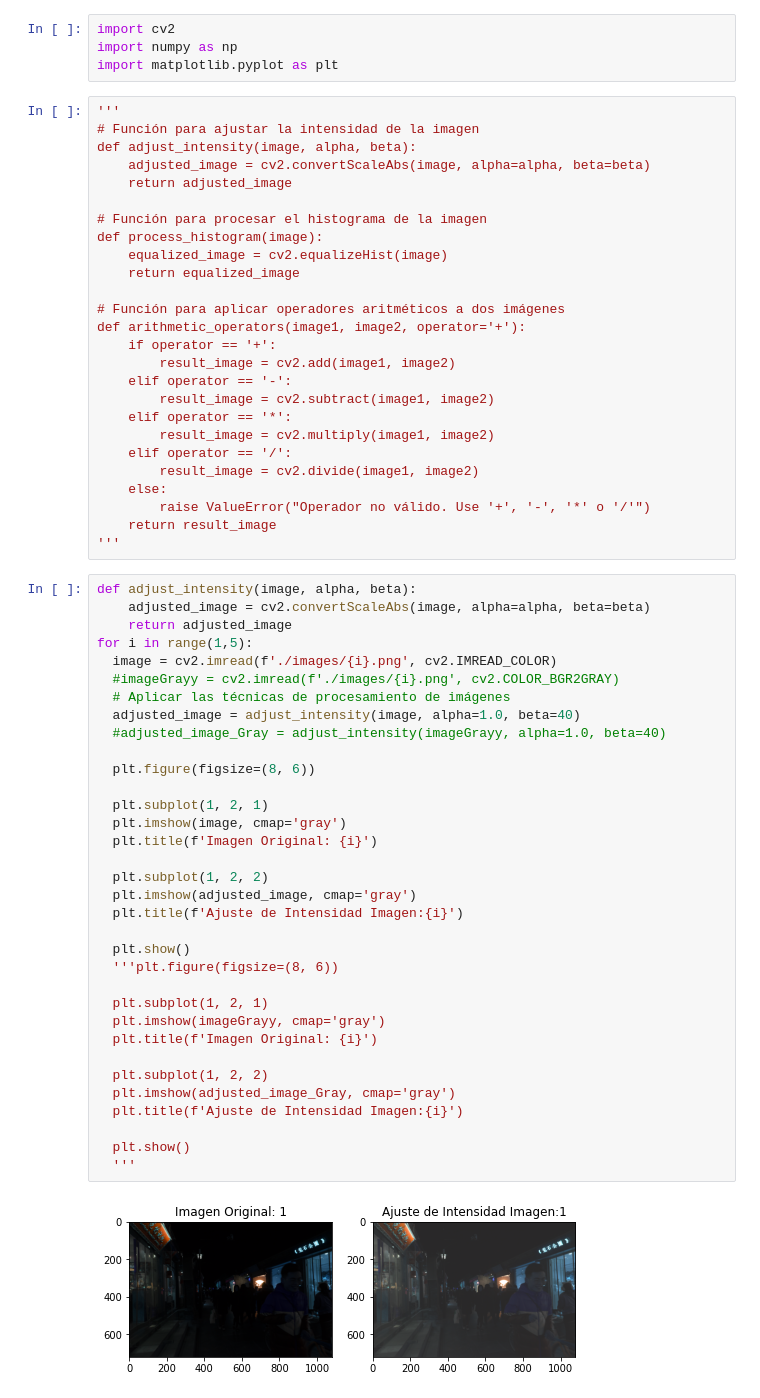
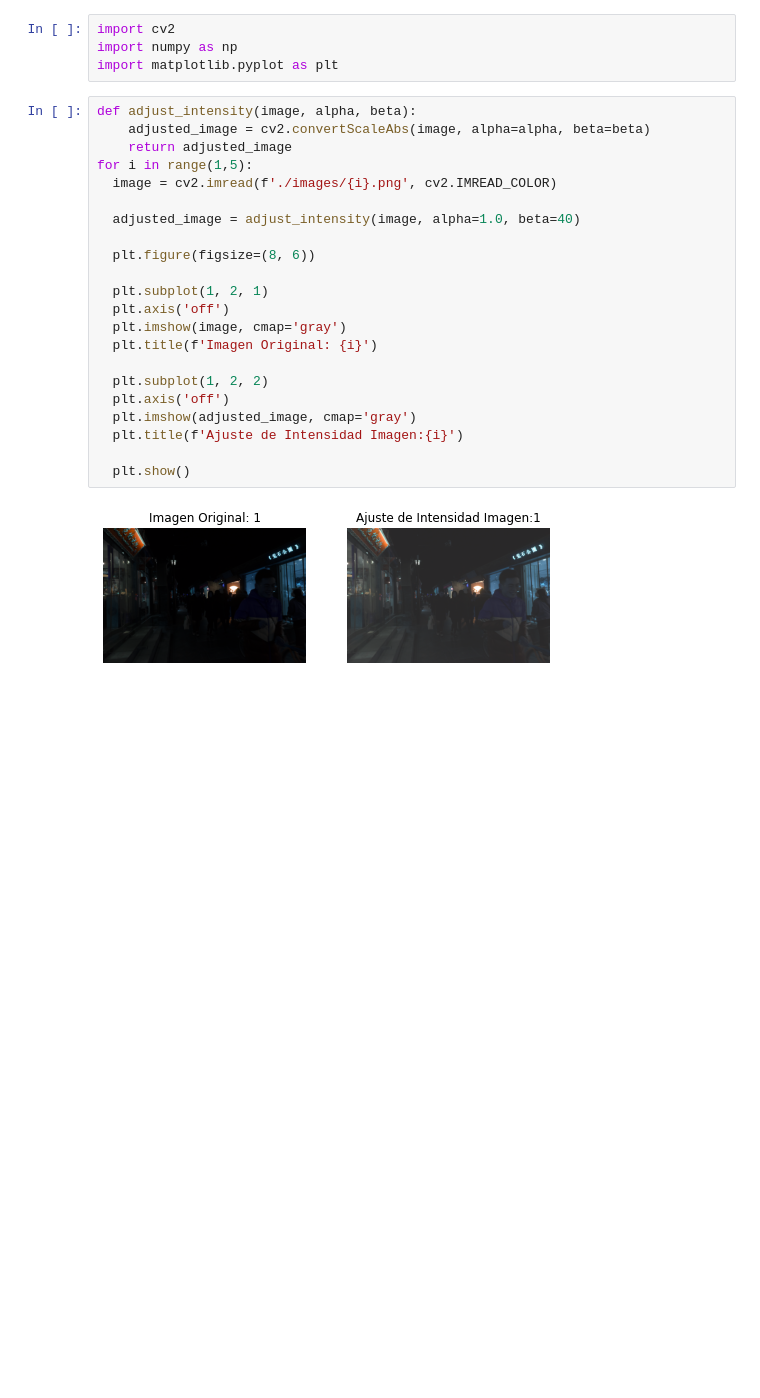
Before and after one commit to DaniSabbagh97/Image_Processing-Histogram-Intensity-ArithmeticOp, a Jupyter notebook: Code.ipynb, the cells around one changed output. Drawn from its saved outputs; the diff is of its cells as text; blank space fills up the shorter version.

```diff
--- a/Code.ipynb
+++ b/Code.ipynb
@@ -13,65 +13,27 @@ Note: you may need to restart the kernel to use updated packages.
 import cv2
 import numpy as np
 import matplotlib.pyplot as plt
-# %%
-'''
-# Función para ajustar la intensidad de la imagen
-def adjust_intensity(image, alpha, beta):
-    adjusted_image = cv2.convertScaleAbs(image, alpha=alpha, beta=beta)
-    return adjusted_image
-
-# Función para procesar el histograma de la imagen
-def process_histogram(image):
-    equalized_image = cv2.equalizeHist(image)
-    return equalized_image
-
-# Función para aplicar operadores aritméticos a dos imágenes
-def arithmetic_operators(image1, image2, operator='+'):
-    if operator == '+':
-        result_image = cv2.add(image1, image2)
-    elif operator == '-':
-        result_image = cv2.subtract(image1, image2)
-    elif operator == '*':
-        result_image = cv2.multiply(image1, image2)
-    elif operator == '/':
-        result_image = cv2.divide(image1, image2)
-    else:
-        raise ValueError("Operador no válido. Use '+', '-', '*' o '/'")
-    return result_image
-'''
 # %%
 def adjust_intensity(image, alpha, beta):
     adjusted_image = cv2.convertScaleAbs(image, alpha=alpha, beta=beta)
     return adjusted_image
 for i in range(1,5):
   image = cv2.imread(f'./images/{i}.png', cv2.IMREAD_COLOR)
-  #imageGrayy = cv2.imread(f'./images/{i}.png', cv2.COLOR_BGR2GRAY)
-  # Aplicar las técnicas de procesamiento de imágenes
+
   adjusted_image = adjust_intensity(image, alpha=1.0, beta=40)
-  #adjusted_image_Gray = adjust_intensity(imageGrayy, alpha=1.0, beta=40)
 
   plt.figure(figsize=(8, 6))
 
   plt.subplot(1, 2, 1)
+  plt.axis('off')
   plt.imshow(image, cmap='gray')
   plt.title(f'Imagen Original: {i}')
 
   plt.subplot(1, 2, 2)
+  plt.axis('off')
   plt.imshow(adjusted_image, cmap='gray')
   plt.title(f'Ajuste de Intensidad Imagen:{i}')
 
   plt.show()
-  '''plt.figure(figsize=(8, 6))
-
-  plt.subplot(1, 2, 1)
-  plt.imshow(imageGrayy, cmap='gray')
-  plt.title(f'Imagen Original: {i}')
-
-  plt.subplot(1, 2, 2)
-  plt.imshow(adjusted_image_Gray, cmap='gray')
-  plt.title(f'Ajuste de Intensidad Imagen:{i}')
-
-  plt.show()
-  '''
 # %% [output]
-[figure, old version]
+[figure, new version]
```
Also changed, not shown: parts of 4 cells of this notebook.
